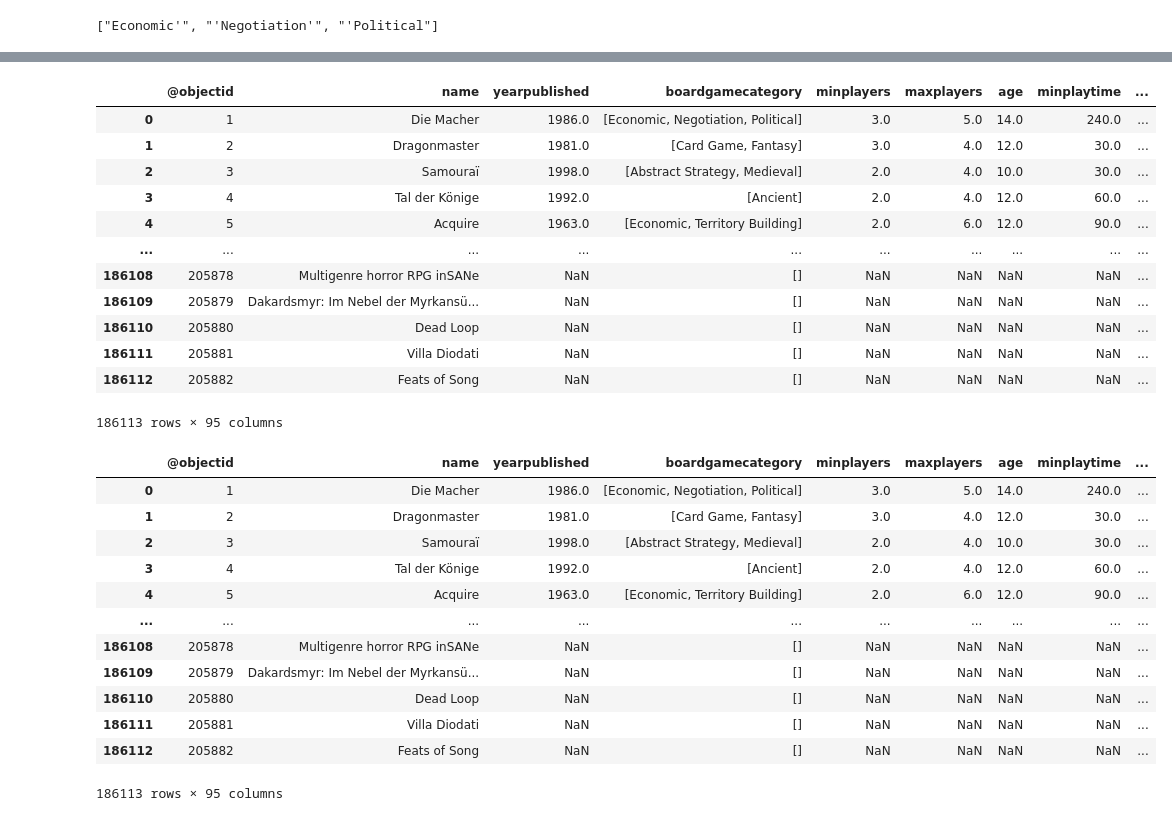
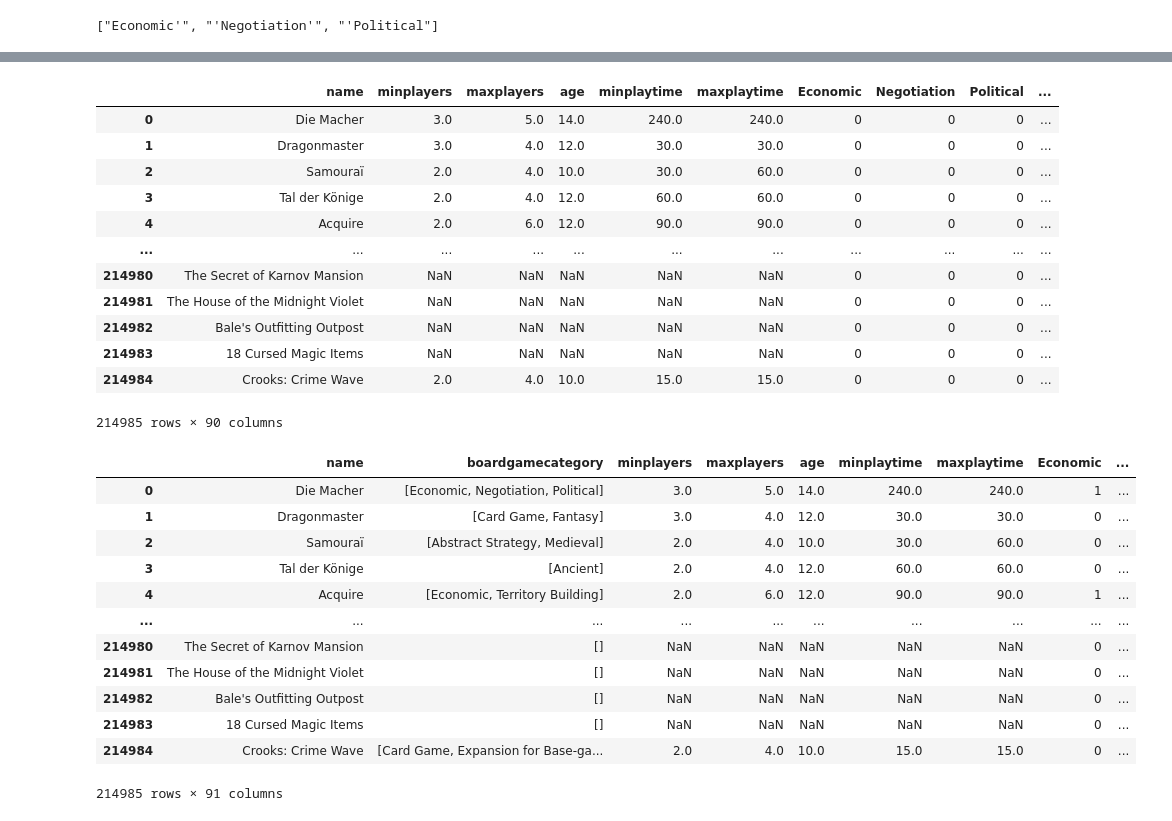
Before and after one commit to MBigaj/BoardGamesDataImporter, a Jupyter notebook: mlModel.ipynb, the cells around one changed output, grey strips where cells are left out. Saved outputs shown, nothing was run; the diff lists cells and outputs as text; code cells hidden in the pictures.

```diff
--- a/mlModel.ipynb
+++ b/mlModel.ipynb
@@ -12,3 +12,6 @@ board_game_set.head(5)
 | 2 | 3 | Samouraï | 1998.0 | ['Abstract Strategy', 'Medieval'] | 2.0 | 4.0 | 10.0 | 30.0 | ... |
 | 3 | 4 | Tal der Könige | 1992.0 | ['Ancient'] | 2.0 | 4.0 | 12.0 | 60.0 | ... |
 | 4 | 5 | Acquire | 1963.0 | ['Economic', 'Territory Building'] | 2.0 | 6.0 | 12.0 | 90.0 | ... |
+# %%
+board_game_set = board_game_set.drop(['@objectid', 'description', 'image', 'yearpublished'], axis=1)
+board_game_set
@@ -72,22 +89,24 @@ Name: boardgamecategory, Length: 186113, dtype: object
 # %%
 for singular_game_category in singular_game_categories:
     board_game_set[singular_game_category] = 0
 
+board_game_set = board_game_set.drop(['boardgamecategory'], axis=1)
+
 board_game_set
 # %% [output]
-|  | @objectid | name | yearpublished | boardgamecategory | minplayers | maxplayers | age | minplaytime | ... |
-| 0 | 1 | Die Macher | 1986.0 | [Economic, Negotiation, Political] | 3.0 | 5.0 | 14.0 | 240.0 | ... |
-| 1 | 2 | Dragonmaster | 1981.0 | [Card Game, Fantasy] | 3.0 | 4.0 | 12.0 | 30.0 | ... |
-| 2 | 3 | Samouraï | 1998.0 | [Abstract Strategy, Medieval] | 2.0 | 4.0 | 10.0 | 30.0 | ... |
-| 3 | 4 | Tal der Könige | 1992.0 | [Ancient] | 2.0 | 4.0 | 12.0 | 60.0 | ... |
-| 4 | 5 | Acquire | 1963.0 | [Economic, Territory Building] | 2.0 | 6.0 | 12.0 | 90.0 | ... |
-| ... | ... | ... | ... | ... | ... | ... | ... | ... | ... |
-| 186108 | 205878 | Multigenre horror RPG inSANe | NaN | [] | NaN | NaN | NaN | NaN | ... |
-| 186109 | 205879 | Dakardsmyr: Im Nebel der Myrkansü... | NaN | [] | NaN | NaN | NaN | NaN | ... |
-| 186110 | 205880 | Dead Loop | NaN | [] | NaN | NaN | NaN | NaN | ... |
-| 186111 | 205881 | Villa Diodati | NaN | [] | NaN | NaN | NaN | NaN | ... |
-| 186112 | 205882 | Feats of Song | NaN | [] | NaN | NaN | NaN | NaN | ... |
+|  | name | minplayers | maxplayers | age | minplaytime | maxplaytime | Economic | Negotiation | Political | ... |
+| 0 | Die Macher | 3.0 | 5.0 | 14.0 | 240.0 | 240.0 | 0 | 0 | 0 | ... |
+| 1 | Dragonmaster | 3.0 | 4.0 | 12.0 | 30.0 | 30.0 | 0 | 0 | 0 | ... |
+| 2 | Samouraï | 2.0 | 4.0 | 10.0 | 30.0 | 60.0 | 0 | 0 | 0 | ... |
+| 3 | Tal der Könige | 2.0 | 4.0 | 12.0 | 60.0 | 60.0 | 0 | 0 | 0 | ... |
+| 4 | Acquire | 2.0 | 6.0 | 12.0 | 90.0 | 90.0 | 0 | 0 | 0 | ... |
+| ... | ... | ... | ... | ... | ... | ... | ... | ... | ... | ... |
+| 214980 | The Secret of Karnov Mansion | NaN | NaN | NaN | NaN | NaN | 0 | 0 | 0 | ... |
+| 214981 | The House of the Midnight Violet | NaN | NaN | NaN | NaN | NaN | 0 | 0 | 0 | ... |
+| 214982 | Bale's Outfitting Outpost | NaN | NaN | NaN | NaN | NaN | 0 | 0 | 0 | ... |
+| 214983 | 18 Cursed Magic Items | NaN | NaN | NaN | NaN | NaN | 0 | 0 | 0 | ... |
+| 214984 | Crooks: Crime Wave | 2.0 | 4.0 | 10.0 | 15.0 | 15.0 | 0 | 0 | 0 | ... |
-186113 rows × 95 columns
+214985 rows × 90 columns
 # %%
 for index, categories in enumerate(board_game_set['boardgamecategory']):
     for category in categories:
@@ -96,16 +115,16 @@ for index, categories in enumerate(board_game_set['boardgamecategory']):
 pd.set_option('display.max_columns', None)
 board_game_set
 # %% [output]
-|  | @objectid | name | yearpublished | boardgamecategory | minplayers | maxplayers | age | minplaytime | ... |
-| 0 | 1 | Die Macher | 1986.0 | [Economic, Negotiation, Political] | 3.0 | 5.0 | 14.0 | 240.0 | ... |
-| 1 | 2 | Dragonmaster | 1981.0 | [Card Game, Fantasy] | 3.0 | 4.0 | 12.0 | 30.0 | ... |
-| 2 | 3 | Samouraï | 1998.0 | [Abstract Strategy, Medieval] | 2.0 | 4.0 | 10.0 | 30.0 | ... |
-| 3 | 4 | Tal der Könige | 1992.0 | [Ancient] | 2.0 | 4.0 | 12.0 | 60.0 | ... |
-| 4 | 5 | Acquire | 1963.0 | [Economic, Territory Building] | 2.0 | 6.0 | 12.0 | 90.0 | ... |
+|  | name | boardgamecategory | minplayers | maxplayers | age | minplaytime | maxplaytime | Economic | ... |
+| 0 | Die Macher | [Economic, Negotiation, Political] | 3.0 | 5.0 | 14.0 | 240.0 | 240.0 | 1 | ... |
+| 1 | Dragonmaster | [Card Game, Fantasy] | 3.0 | 4.0 | 12.0 | 30.0 | 30.0 | 0 | ... |
+| 2 | Samouraï | [Abstract Strategy, Medieval] | 2.0 | 4.0 | 10.0 | 30.0 | 60.0 | 0 | ... |
+| 3 | Tal der Könige | [Ancient] | 2.0 | 4.0 | 12.0 | 60.0 | 60.0 | 0 | ... |
+| 4 | Acquire | [Economic, Territory Building] | 2.0 | 6.0 | 12.0 | 90.0 | 90.0 | 1 | ... |
 | ... | ... | ... | ... | ... | ... | ... | ... | ... | ... |
-| 186108 | 205878 | Multigenre horror RPG inSANe | NaN | [] | NaN | NaN | NaN | NaN | ... |
-| 186109 | 205879 | Dakardsmyr: Im Nebel der Myrkansü... | NaN | [] | NaN | NaN | NaN | NaN | ... |
-| 186110 | 205880 | Dead Loop | NaN | [] | NaN | NaN | NaN | NaN | ... |
-| 186111 | 205881 | Villa Diodati | NaN | [] | NaN | NaN | NaN | NaN | ... |
-| 186112 | 205882 | Feats of Song | NaN | [] | NaN | NaN | NaN | NaN | ... |
+| 214980 | The Secret of Karnov Mansion | [] | NaN | NaN | NaN | NaN | NaN | 0 | ... |
+| 214981 | The House of the Midnight Violet | [] | NaN | NaN | NaN | NaN | NaN | 0 | ... |
+| 214982 | Bale's Outfitting Outpost | [] | NaN | NaN | NaN | NaN | NaN | 0 | ... |
+| 214983 | 18 Cursed Magic Items | [] | NaN | NaN | NaN | NaN | NaN | 0 | ... |
+| 214984 | Crooks: Crime Wave | [Card Game, Expansion for Base-ga... | 2.0 | 4.0 | 10.0 | 15.0 | 15.0 | 0 | ... |
-186113 rows × 95 columns
+214985 rows × 91 columns
```
Also changed, not shown: parts of 5 cells of this notebook, 6 other files.
